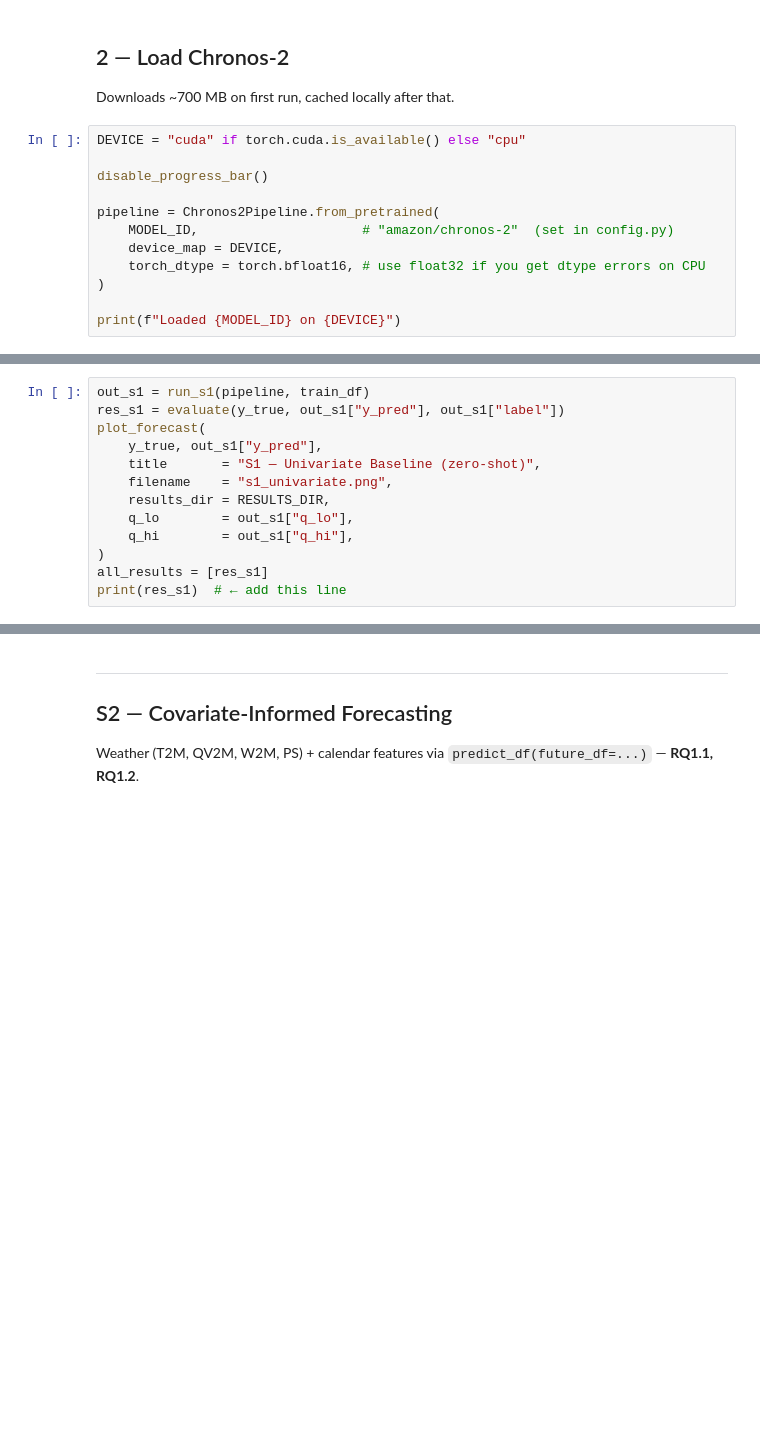
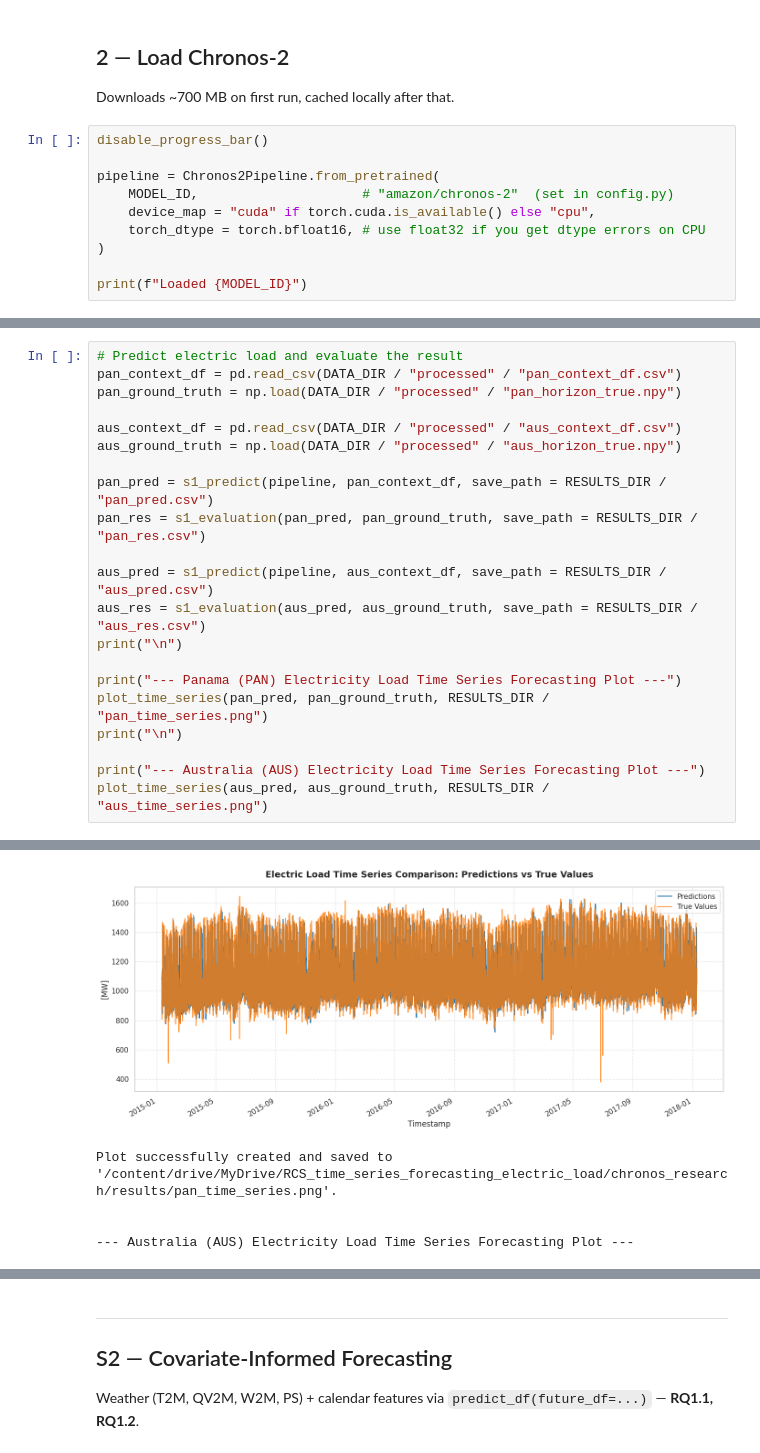
Before and after one commit to schmetti-kim/RCS_time_series_forecasting_electric_load, a Jupyter notebook: chronos_research/main.ipynb, the cells around one changed output, grey strips where cells are left out. Cells and saved outputs as stored; diff of their text form; blank space fills up the shorter version.

```diff
--- a/chronos_research/main.ipynb
+++ b/chronos_research/main.ipynb
@@ -127,15 +109,13 @@ EDA plot saved!
 ## 2 — Load Chronos-2
 Downloads ~700 MB on first run, cached locally after that.
 # %%
-DEVICE = "cuda" if torch.cuda.is_available() else "cpu"
-
 disable_progress_bar()
 
 pipeline = Chronos2Pipeline.from_pretrained(
     MODEL_ID,                     # "amazon/chronos-2"  (set in config.py)
-    device_map = DEVICE,
+    device_map = "cuda" if torch.cuda.is_available() else "cpu",
     torch_dtype = torch.bfloat16, # use float32 if you get dtype errors on CPU
 )
 
-print(f"Loaded {MODEL_ID} on {DEVICE}")
+print(f"Loaded {MODEL_ID}")
 # %% [output]
@@ -147,14 +130,22 @@ Chronos-2 on raw demand only — **reference point for RQ1.1**.
 # %%
-out_s1 = run_s1(pipeline, train_df)
-res_s1 = evaluate(y_true, out_s1["y_pred"], out_s1["label"])
-plot_forecast(
-    y_true, out_s1["y_pred"],
-    title       = "S1 — Univariate Baseline (zero-shot)",
-    filename    = "s1_univariate.png",
-    results_dir = RESULTS_DIR,
-    q_lo        = out_s1["q_lo"],
-    q_hi        = out_s1["q_hi"],
-)
-all_results = [res_s1]
-print(res_s1)  # ← add this line
+# Predict electric load and evaluate the result
+pan_context_df = pd.read_csv(DATA_DIR / "processed" / "pan_context_df.csv")
+pan_ground_truth = np.load(DATA_DIR / "processed" / "pan_horizon_true.npy")
+
+aus_context_df = pd.read_csv(DATA_DIR / "processed" / "aus_context_df.csv")
+aus_ground_truth = np.load(DATA_DIR / "processed" / "aus_horizon_true.npy")
+
+pan_pred = s1_predict(pipeline, pan_context_df, save_path = RESULTS_DIR / "pan_pred.csv")
+pan_res = s1_evaluation(pan_pred, pan_ground_truth, save_path = RESULTS_DIR / "pan_res.csv")
+
+aus_pred = s1_predict(pipeline, aus_context_df, save_path = RESULTS_DIR / "aus_pred.csv")
+aus_res = s1_evaluation(aus_pred, aus_ground_truth, save_path = RESULTS_DIR / "aus_res.csv")
+print("\n")
+
+print("--- Panama (PAN) Electricity Load Time Series Forecasting Plot ---")
+plot_time_series(pan_pred, pan_ground_truth, RESULTS_DIR / "pan_time_series.png")
+print("\n")
+
+print("--- Australia (AUS) Electricity Load Time Series Forecasting Plot ---")
+plot_time_series(aus_pred, aus_ground_truth, RESULTS_DIR / "aus_time_series.png")
 # %% [output]
@@ -161,0 +159,5 @@ print(res_s1)  # ← add this line
+[figure, added]
+Plot successfully created and saved to '/content/drive/MyDrive/RCS_time_series_forecasting_electric_load/chronos_research/results/pan_time_series.png'.
+
+
+--- Australia (AUS) Electricity Load Time Series Forecasting Plot ---
```
Also changed, not shown: parts of 17 cells of this notebook, 34 other files.
